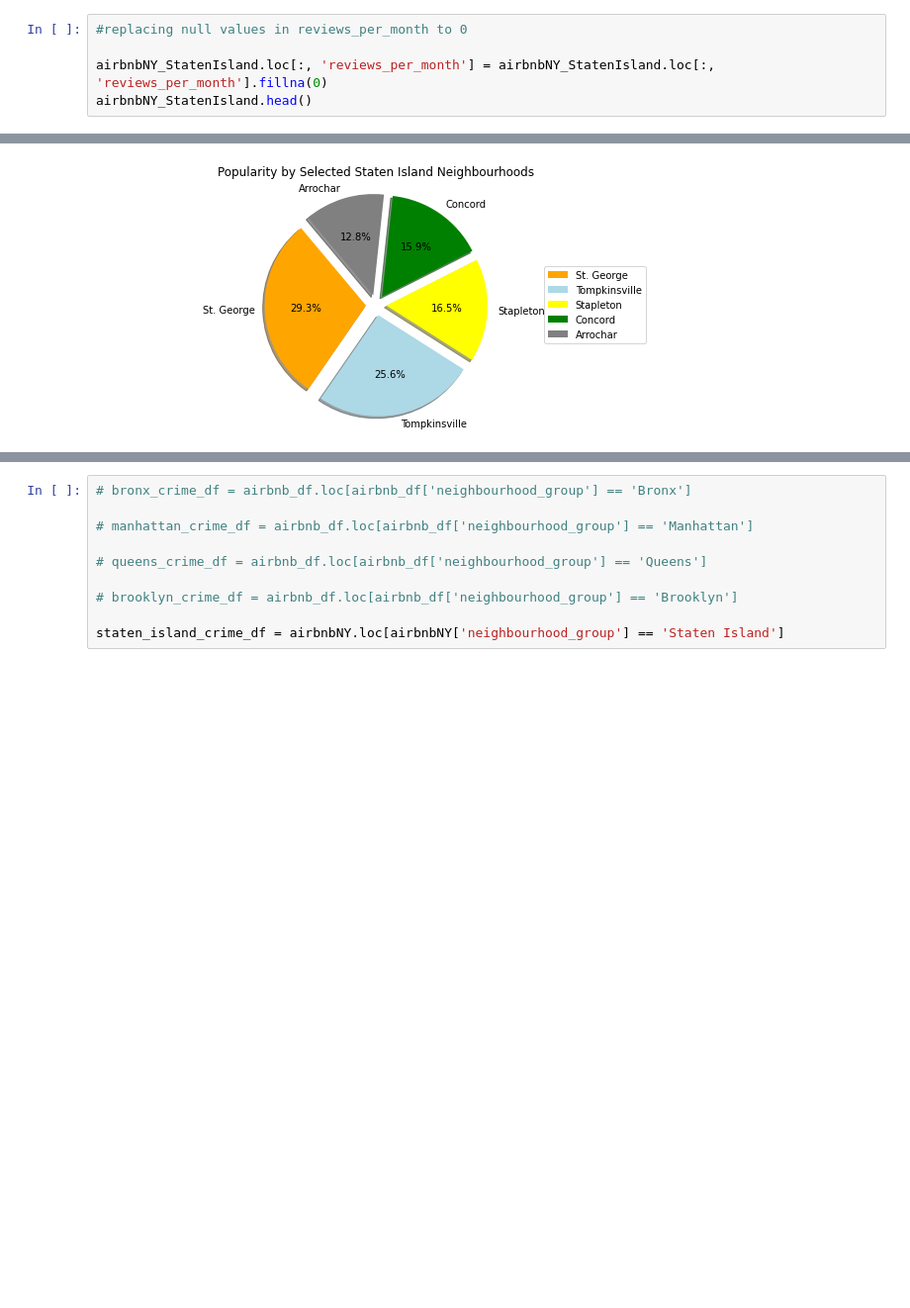
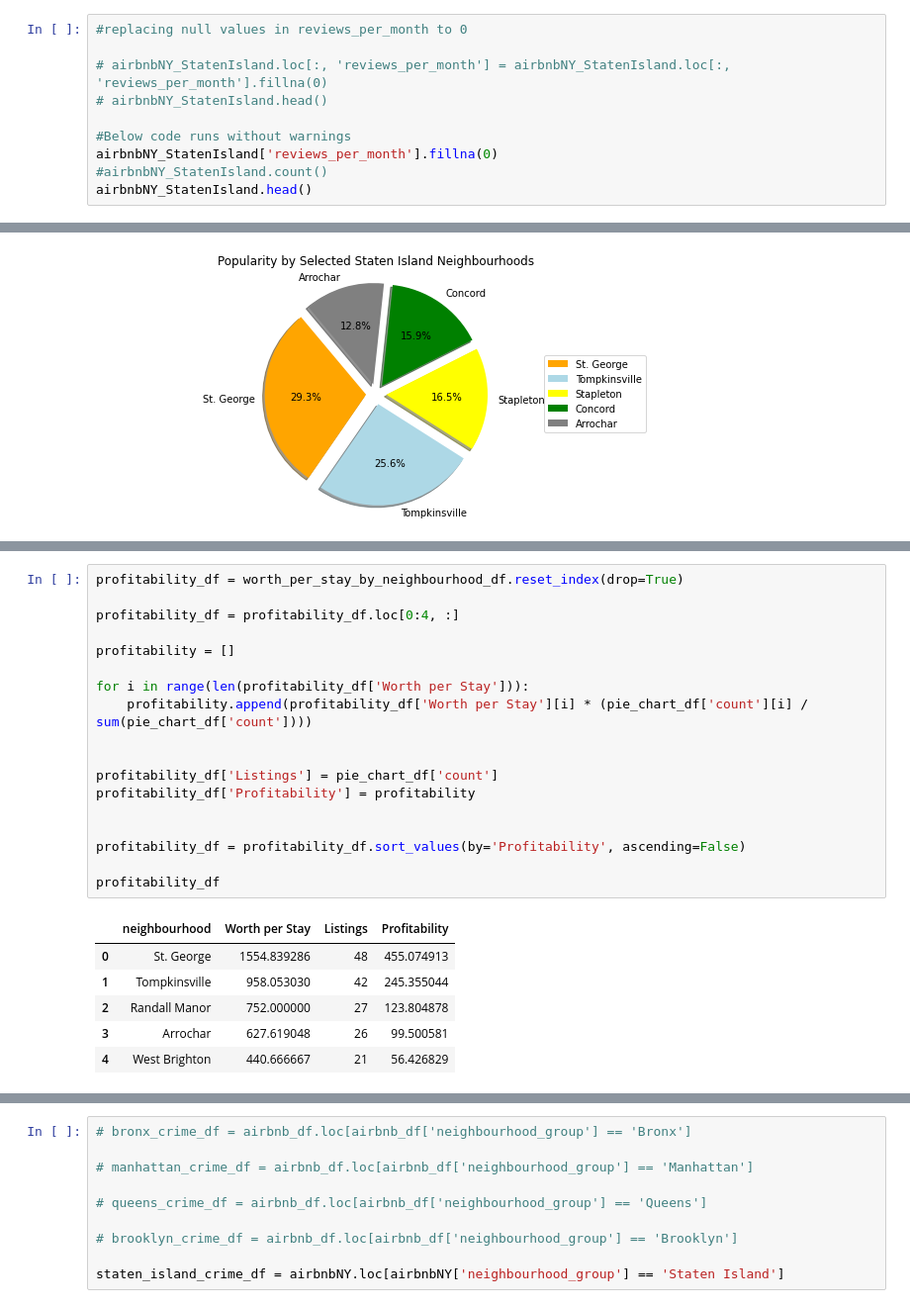
Before and after one commit to alexturkmen/Airbnb-New-York-Renterpreneurs, a Jupyter notebook: Staten_Island.ipynb, the cells around one changed output, grey strips where cells are left out. Shown at 99% size. Cells and saved outputs as stored; diff of their text form; blank space fills up the shorter version.

```diff
--- a/Staten_Island.ipynb
+++ b/Staten_Island.ipynb
@@ -124,7 +124,12 @@ dtype: int64
 # %%
 #replacing null values in reviews_per_month to 0
 
-airbnbNY_StatenIsland.loc[:, 'reviews_per_month'] = airbnbNY_StatenIsland.loc[:, 'reviews_per_month'].fillna(0)
+# airbnbNY_StatenIsland.loc[:, 'reviews_per_month'] = airbnbNY_StatenIsland.loc[:, 'reviews_per_month'].fillna(0)
+# airbnbNY_StatenIsland.head()
+
+#Below code runs without warnings
+airbnbNY_StatenIsland['reviews_per_month'].fillna(0)
+#airbnbNY_StatenIsland.count()
 airbnbNY_StatenIsland.head()
 # %% [output]
 |  | host_id | id | neighbourhood_group | neighbourhood | latitude | longitude | room_type | price | ... |
@@ -464,6 +469,31 @@ profitability_df
 | 1 | Tompkinsville | 157.728 |
 | 2 | Randall Manor | 96.2927 |
 | 4 | West Brighton | 69.8618 |
+# %%
+profitability_df = worth_per_stay_by_neighbourhood_df.reset_index(drop=True)
+
+profitability_df = profitability_df.loc[0:4, :]
+
+profitability = []
+
+for i in range(len(profitability_df['Worth per Stay'])):
+    profitability.append(profitability_df['Worth per Stay'][i] * (pie_chart_df['count'][i] / sum(pie_chart_df['count'])))
+
+
+profitability_df['Listings'] = pie_chart_df['count']
+profitability_df['Profitability'] = profitability
+
+
+profitability_df = profitability_df.sort_values(by='Profitability', ascending=False)
+
+profitability_df
+# %% [output]
+|  | neighbourhood | Worth per Stay | Listings | Profitability |
+| 0 | St. George | 1554.839286 | 48 | 455.074913 |
+| 1 | Tompkinsville | 958.053030 | 42 | 245.355044 |
+| 2 | Randall Manor | 752.000000 | 27 | 123.804878 |
+| 3 | Arrochar | 627.619048 | 26 | 99.500581 |
+| 4 | West Brighton | 440.666667 | 21 | 56.426829 |
 # %%
 y_axis = profitability_df['neighbourhood'].values
 x_axis = profitability_df['Profitability'].values
```
Also changed, not shown: parts of 4 cells of this notebook.
